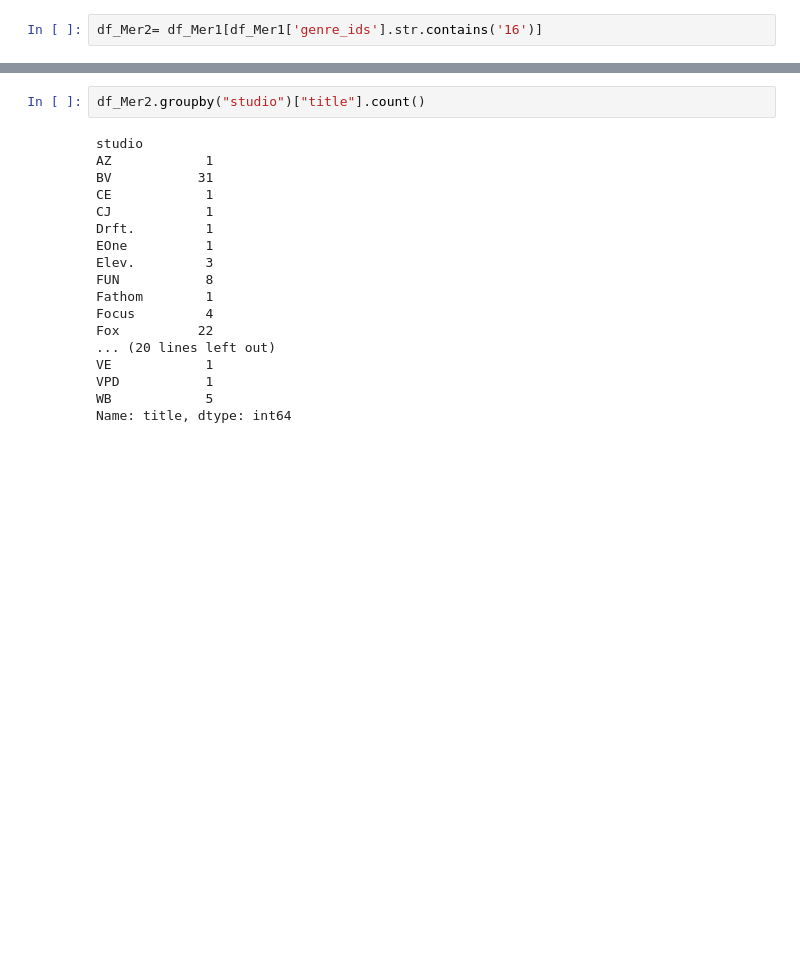
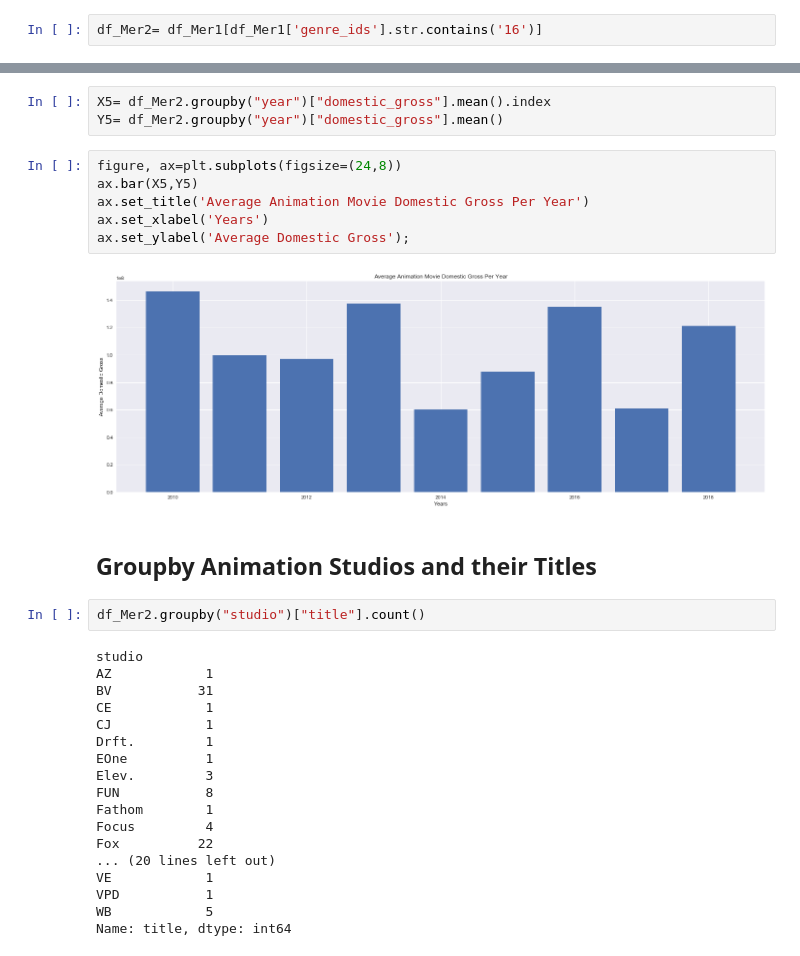
Before and after one commit to AMiNo-13/Movie-Recommendation-Project, a Jupyter notebook: Mod_1_Project.ipynb, the cells around one changed output, grey strips where cells are left out. Cells and saved outputs as stored; diff of their text form; blank space fills up the shorter version.

```diff
--- a/Mod_1_Project.ipynb
+++ b/Mod_1_Project.ipynb
@@ -348,3 +441,16 @@ df_Mer2.shape
+# %%
+X5= df_Mer2.groupby("year")["domestic_gross"].mean().index
+Y5= df_Mer2.groupby("year")["domestic_gross"].mean()
+# %%
+figure, ax=plt.subplots(figsize=(24,8))
+ax.bar(X5,Y5)
+ax.set_title('Average Animation Movie Domestic Gross Per Year')
+ax.set_xlabel('Years')
+ax.set_ylabel('Average Domestic Gross');
+# %% [output]
+[figure, added]
+# %% [markdown]
+## Groupby Animation Studios and their Titles
 # %%
 df_Mer2.groupby("studio")["title"].count()
 # %% [output]
```
Also changed, not shown: parts of 69 cells of this notebook.
